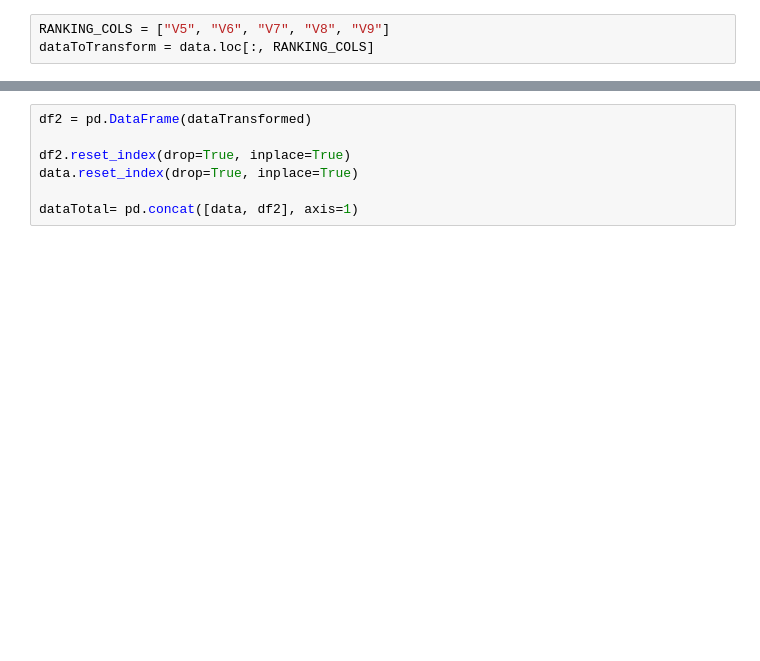
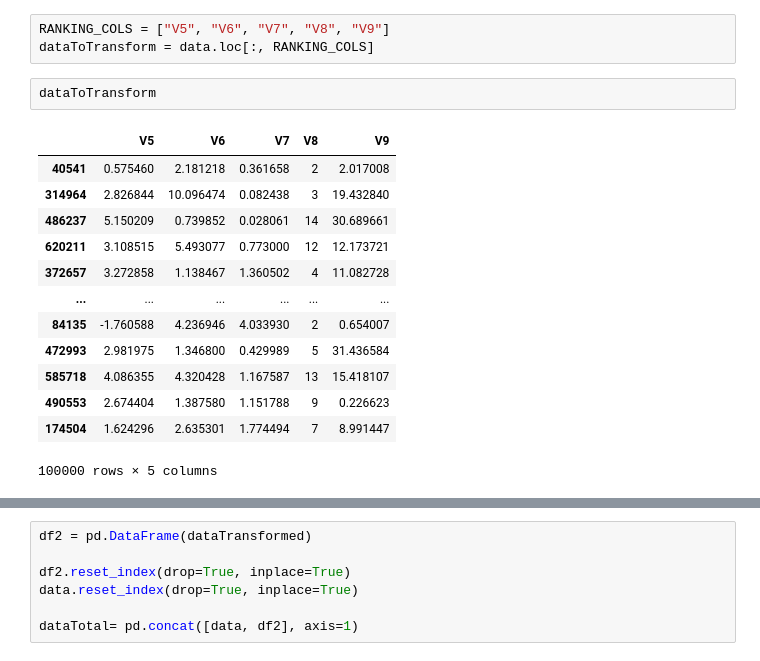
Before and after one commit to veiro/Extentend_Data_imputation_with_CTGAN, a Jupyter notebook: GANS_tarea_V2.ipynb, the cells around one changed output, grey strips where cells are left out. Drawn from its saved outputs; the diff is of its cells as text; blank space fills up the shorter version.

```diff
--- a/GANS_tarea_V2.ipynb
+++ b/GANS_tarea_V2.ipynb
@@ -68,6 +68,22 @@ Wall time: 1.36 s
 # %%
 RANKING_COLS = ["V5", "V6", "V7", "V8", "V9"]
 dataToTransform = data.loc[:, RANKING_COLS]
+# %%
+dataToTransform
+# %% [output]
+|  | V5 | V6 | V7 | V8 | V9 |
+| 40541 | 0.575460 | 2.181218 | 0.361658 | 2 | 2.017008 |
+| 314964 | 2.826844 | 10.096474 | 0.082438 | 3 | 19.432840 |
+| 486237 | 5.150209 | 0.739852 | 0.028061 | 14 | 30.689661 |
+| 620211 | 3.108515 | 5.493077 | 0.773000 | 12 | 12.173721 |
+| 372657 | 3.272858 | 1.138467 | 1.360502 | 4 | 11.082728 |
+| ... | ... | ... | ... | ... | ... |
+| 84135 | -1.760588 | 4.236946 | 4.033930 | 2 | 0.654007 |
+| 472993 | 2.981975 | 1.346800 | 0.429989 | 5 | 31.436584 |
+| 585718 | 4.086355 | 4.320428 | 1.167587 | 13 | 15.418107 |
+| 490553 | 2.674404 | 1.387580 | 1.151788 | 9 | 0.226623 |
+| 174504 | 1.624296 | 2.635301 | 1.774494 | 7 | 8.991447 |
+100000 rows × 5 columns
 # %%
 %%time
 dt = DataTransformer()
```
Also changed, not shown: parts of 18 cells of this notebook.
